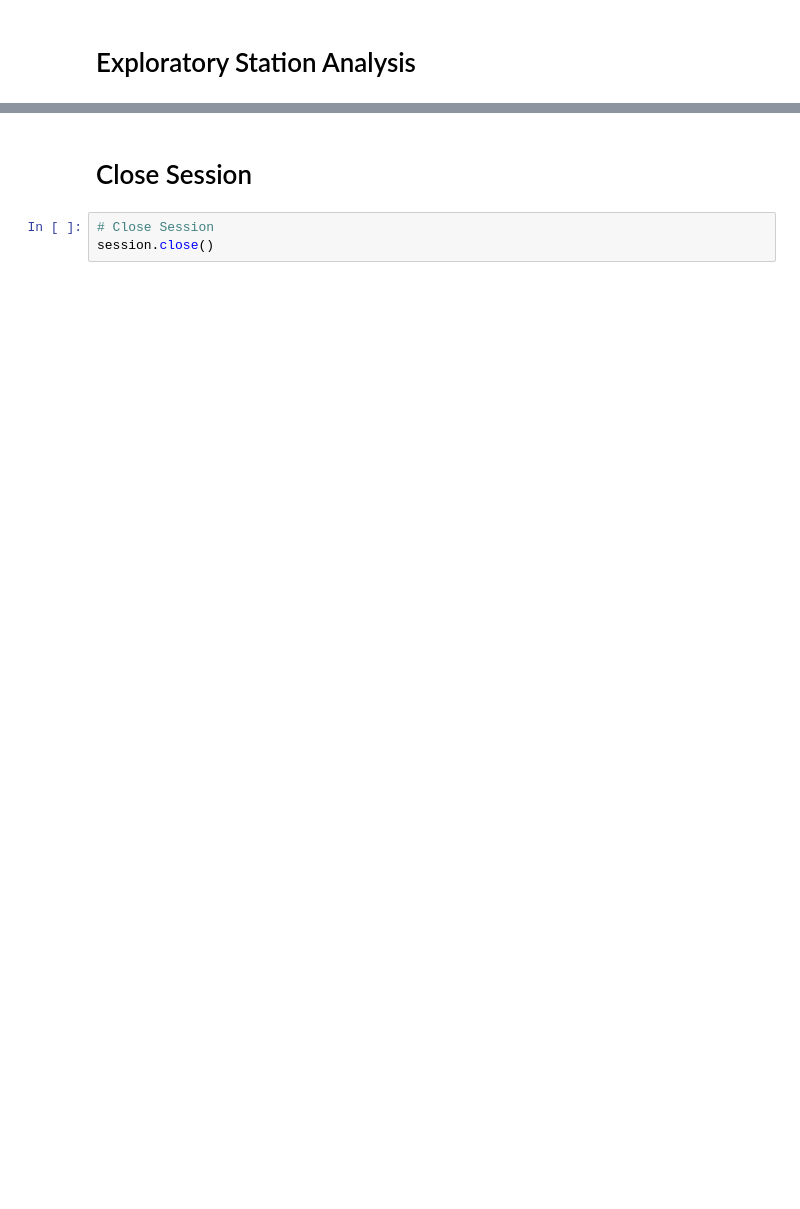
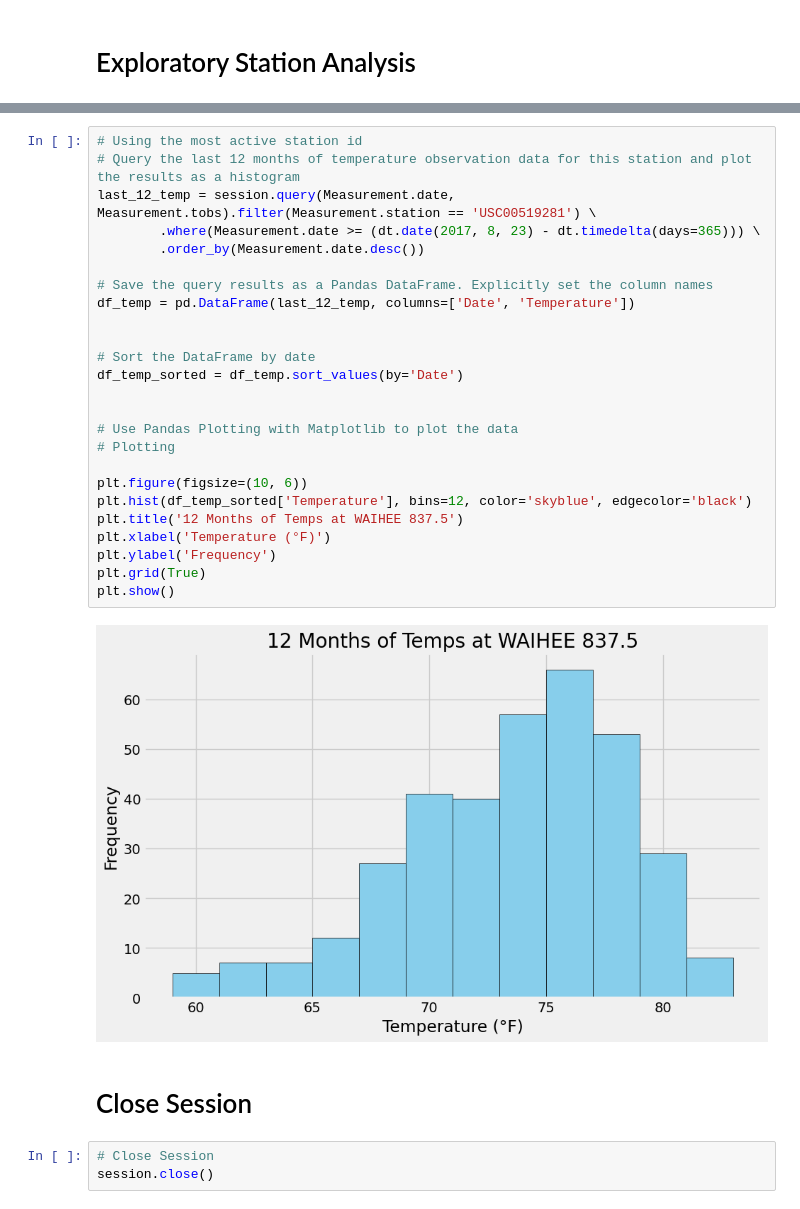
Before and after one commit to marinelloc/sqlalchemy-challenge, a Jupyter notebook: SurfsUp/climate_starter.ipynb, the cells around one changed output, grey strips where cells are left out. Cells and saved outputs as stored; diff of their text form; blank space fills up the shorter version.

```diff
--- a/SurfsUp/climate_starter.ipynb
+++ b/SurfsUp/climate_starter.ipynb
@@ -101,3 +147,30 @@ Text(0.5, 4.183333333333314, 'Temperature')
+# %%
+# Using the most active station id
+# Query the last 12 months of temperature observation data for this station and plot the results as a histogram
+last_12_temp = session.query(Measurement.date, Measurement.tobs).filter(Measurement.station == 'USC00519281') \
+        .where(Measurement.date >= (dt.date(2017, 8, 23) - dt.timedelta(days=365))) \
+        .order_by(Measurement.date.desc())
+
+# Save the query results as a Pandas DataFrame. Explicitly set the column names
+df_temp = pd.DataFrame(last_12_temp, columns=['Date', 'Temperature'])
+
+
+# Sort the DataFrame by date
+df_temp_sorted = df_temp.sort_values(by='Date')
+
+
+# Use Pandas Plotting with Matplotlib to plot the data
+# Plotting
+
+plt.figure(figsize=(10, 6))
+plt.hist(df_temp_sorted['Temperature'], bins=12, color='skyblue', edgecolor='black')
+plt.title('12 Months of Temps at WAIHEE 837.5')
+plt.xlabel('Temperature (°F)')
+plt.ylabel('Frequency')
+plt.grid(True)
+plt.show()
+# %% [output]
+[figure, added]
 # %% [markdown]
 # Close Session
 # %%
```
Also changed, not shown: parts of 14 cells of this notebook, 1 other file.
